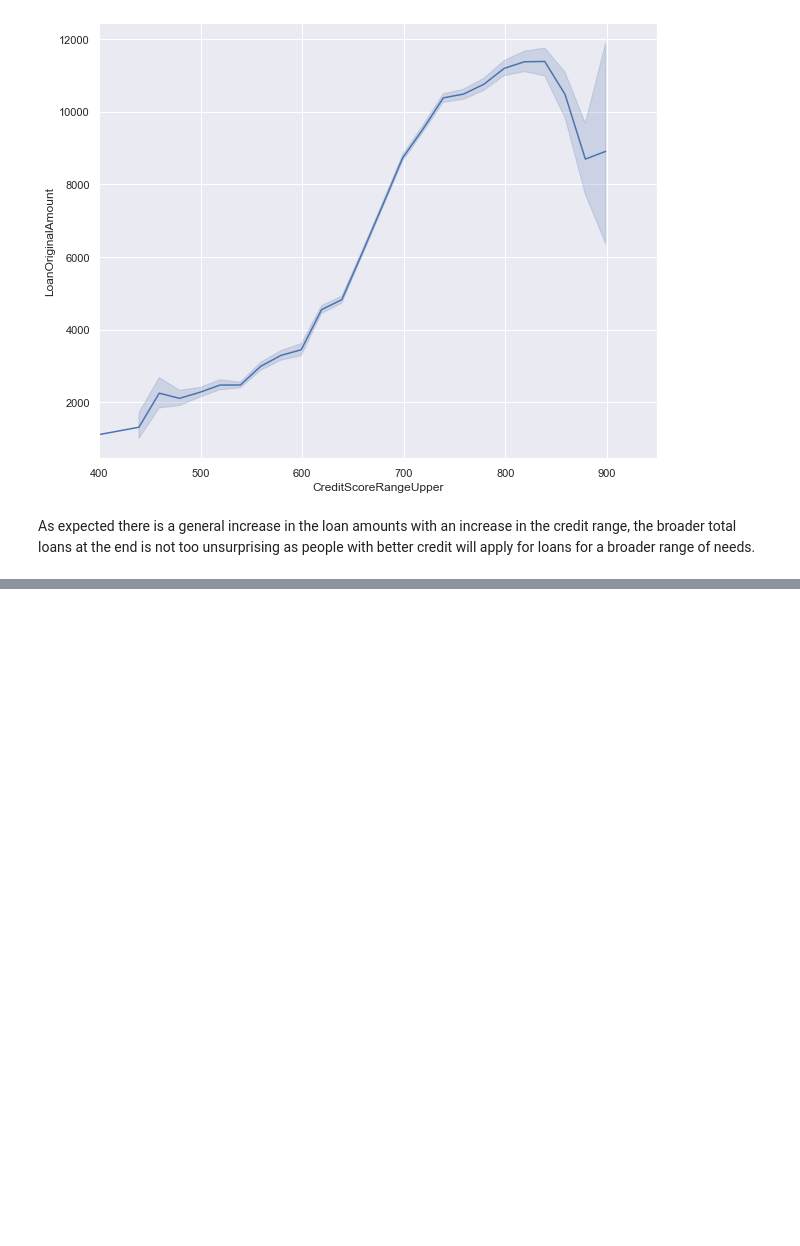
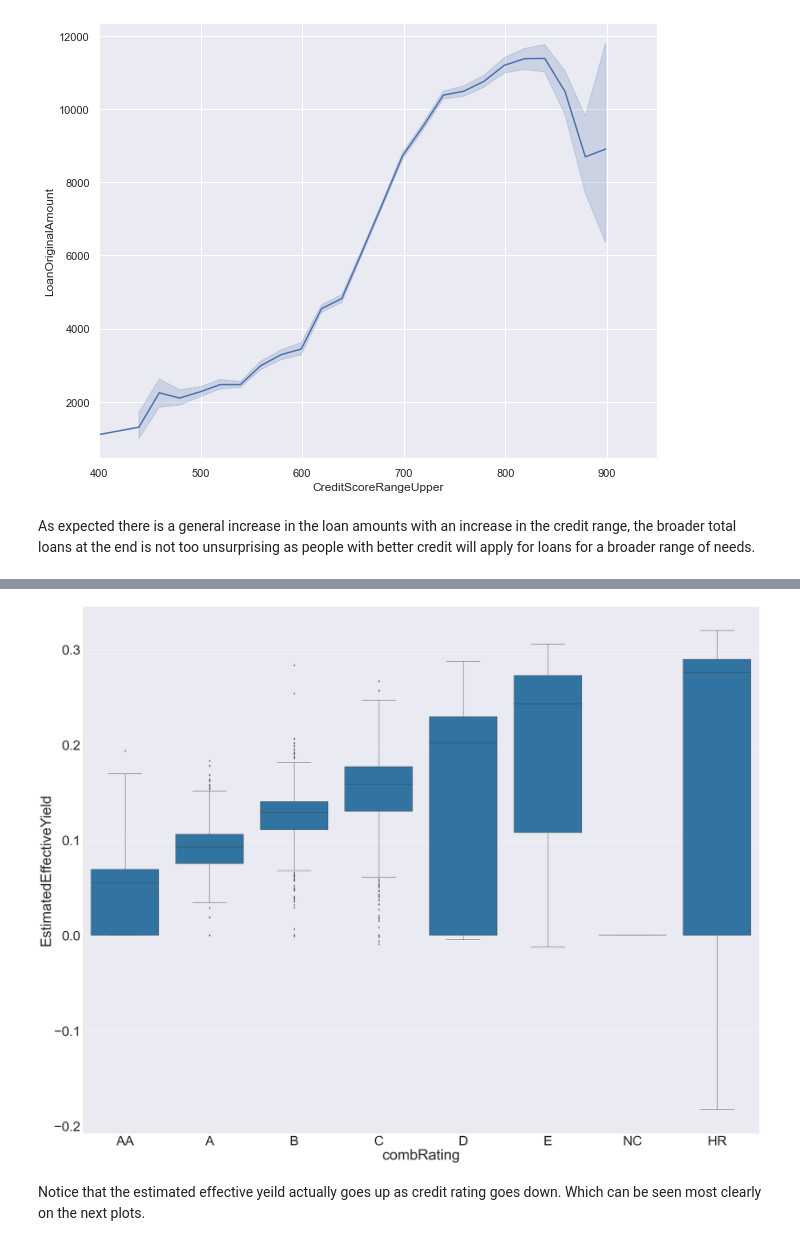
Before and after one commit to Siphra/udacityprojects, a Jupyter notebook: udacity final report/ProsperLoanData.ipynb, the cells around one changed output, grey strips where cells are left out. Cells and saved outputs as stored; diff of their text form; code cells hidden in the pictures; blank space fills up the shorter version.

```diff
--- a/udacity final report/ProsperLoanData.ipynb
+++ b/udacity final report/ProsperLoanData.ipynb
@@ -1158,0 +1191,5 @@ plt.xticks(rotation = 45);
+# %%
+# combrating vs eey(Effectiveestimatedyield)
+df_cRvEEY = df_EEYvI.drop(columns = 'Investors').copy()
+df_cRvEEY = pd.merge(df_cRvEEY, df_CScore[['ListingKey','combRating']], on = 'ListingKey', how = 'inner')
+df_cRvEEY.head()
@@ -1158,0 +1203,9 @@ plt.xticks(rotation = 45);
+# %%
+figsize = (4,5)
+sns.boxplot(data = df_cRvEEY, x = 'combRating', y = 'EstimatedEffectiveYield', color = bcolor)
+sns.set(font_scale = 5)
+# %% [output]
+[figure, added]
+# %% [markdown]
+Notice that the estimated effective yeild actually goes up as credit rating goes down. Which can be seen most clearly on the
+next plots.
```
Also changed, not shown: parts of 18 cells of this notebook.
